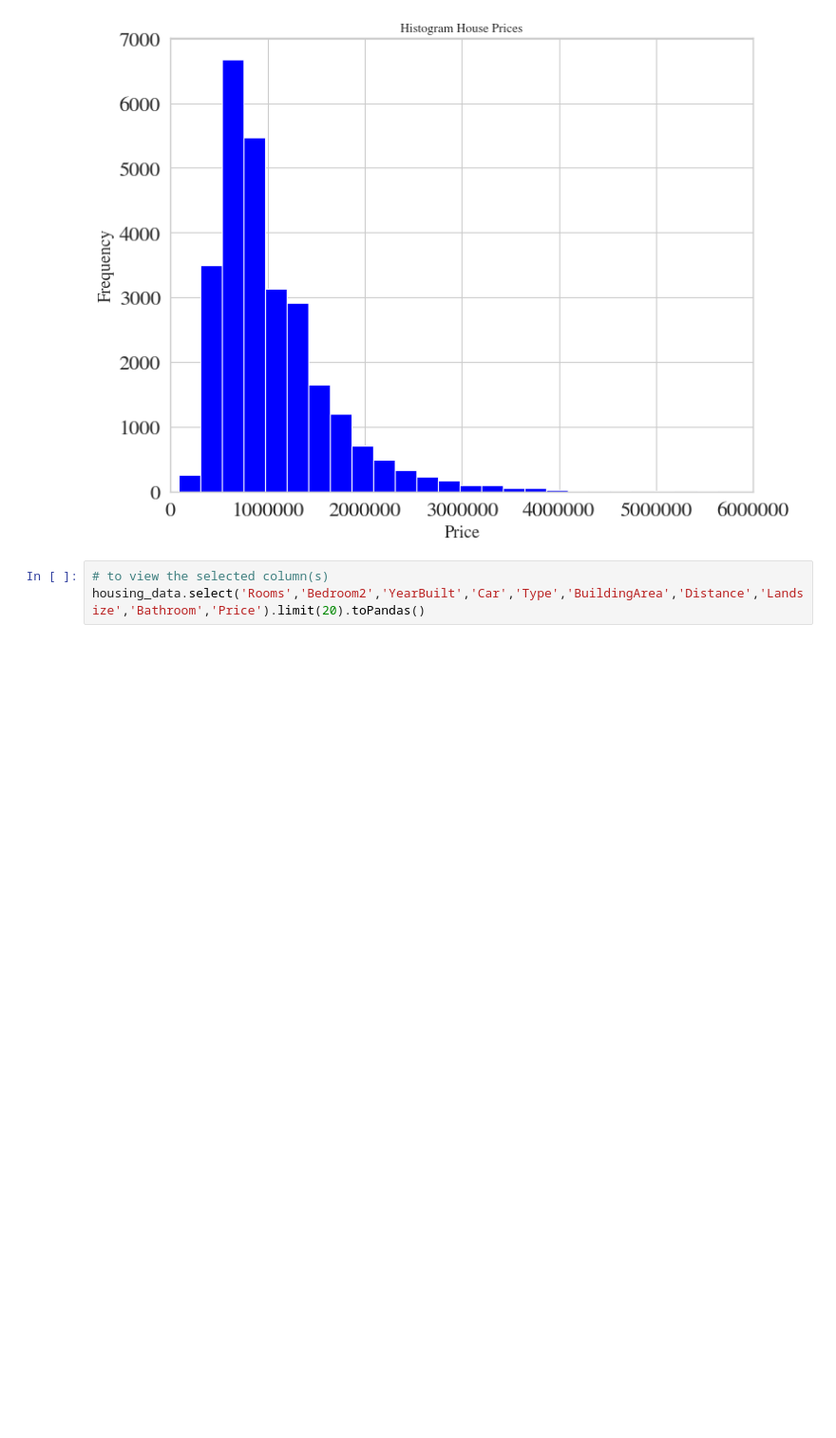
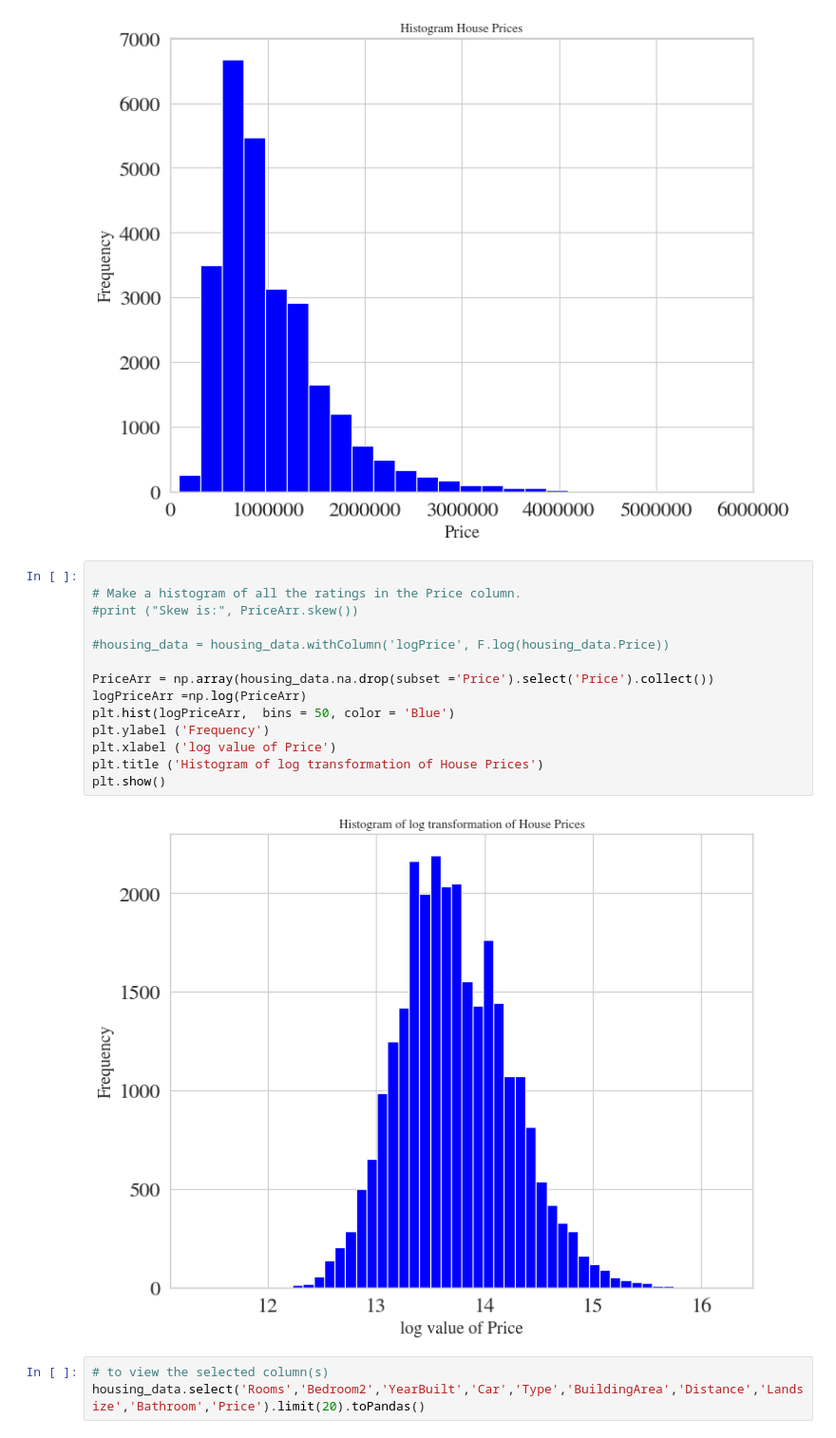
Before and after one commit to misl938/BDAS_misl938, a Jupyter notebook: Iteration4_misl938.ipynb, the cells around one changed output. Shown at 95% size. Drawn from its saved outputs; the diff is of its cells as text; blank space fills up the shorter version.

Commit message:
log transformation

```diff
--- a/Iteration4_misl938.ipynb
+++ b/Iteration4_misl938.ipynb
@@ -244,6 +246,22 @@ plt.title ('Histogram House Prices')
 plt.show()
 # %% [output]
 [figure]
+# %%
+
+# Make a histogram of all the ratings in the Price column.
+#print ("Skew is:", PriceArr.skew())
+
+#housing_data = housing_data.withColumn('logPrice', F.log(housing_data.Price))
+
+PriceArr = np.array(housing_data.na.drop(subset ='Price').select('Price').collect())
+logPriceArr =np.log(PriceArr)
+plt.hist(logPriceArr,  bins = 50, color = 'Blue')
+plt.ylabel ('Frequency')
+plt.xlabel ('log value of Price')
+plt.title ('Histogram of log transformation of House Prices')
+plt.show()
+# %% [output]
+[figure, added]
 # %%
 # to view the selected column(s)
 housing_data.select('Rooms','Bedroom2','YearBuilt','Car','Type','BuildingArea','Distance','Landsize','Bathroom','Price').limit(20).toPandas()
```
Also changed, not shown: parts of 8 cells of this notebook.
